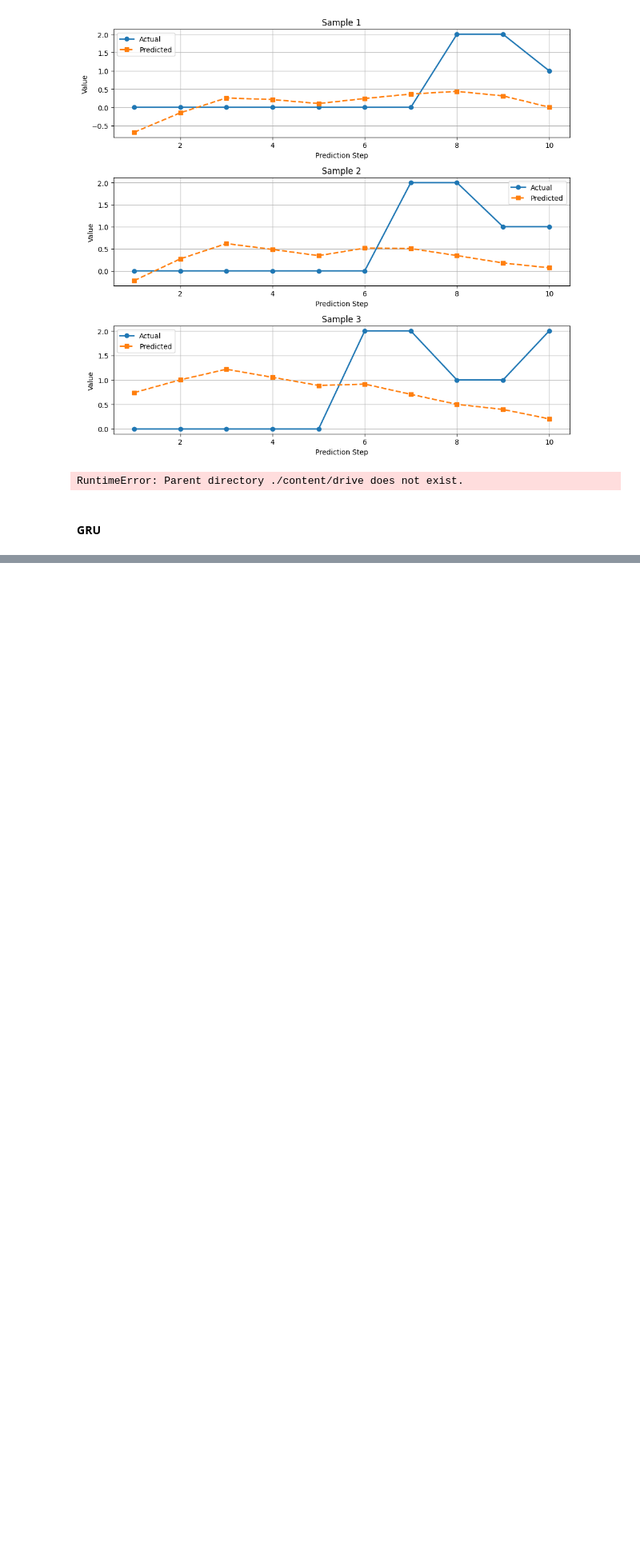
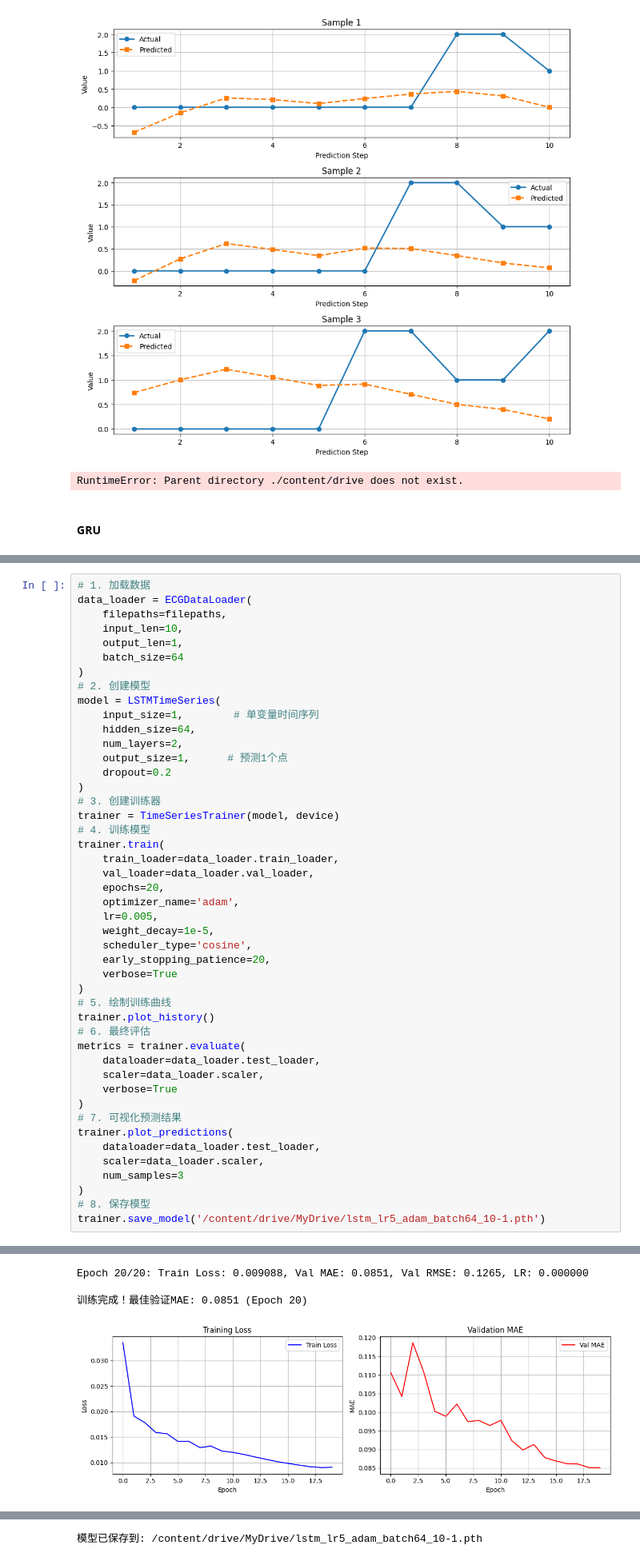
Before and after one commit to mysciz/xjtu-ml-class, a Jupyter notebook: exp/code/ml-exp2-seq.ipynb, the cells around one changed output, grey strips where cells are left out. Shown at 80% size. Cells and saved outputs as stored; diff of their text form; blank space fills up the shorter version.

```diff
--- a/exp/code/ml-exp2-seq.ipynb
+++ b/exp/code/ml-exp2-seq.ipynb
@@ -845,0 +878,47 @@ KeyboardInterrupt:
+# %%
+# 1. 加载数据
+data_loader = ECGDataLoader(
+    filepaths=filepaths,
+    input_len=10,
+    output_len=1,
+    batch_size=64
+)
+# 2. 创建模型
+model = LSTMTimeSeries(
+    input_size=1,        # 单变量时间序列
+    hidden_size=64,
+    num_layers=2,
+    output_size=1,      # 预测1个点
+    dropout=0.2
+)
+# 3. 创建训练器
+trainer = TimeSeriesTrainer(model, device)
+# 4. 训练模型
+trainer.train(
+    train_loader=data_loader.train_loader,
+    val_loader=data_loader.val_loader,
+    epochs=20,
+    optimizer_name='adam',
+    lr=0.005,
+    weight_decay=1e-5,
+    scheduler_type='cosine',
+    early_stopping_patience=20,
+    verbose=True
+)
+# 5. 绘制训练曲线
+trainer.plot_history()
+# 6. 最终评估
+metrics = trainer.evaluate(
+    dataloader=data_loader.test_loader,
+    scaler=data_loader.scaler,
+    verbose=True
+)
+# 7. 可视化预测结果
+trainer.plot_predictions(
+    dataloader=data_loader.test_loader,
+    scaler=data_loader.scaler,
+    num_samples=3
+)
+# 8. 保存模型
+trainer.save_model('/content/drive/MyDrive/lstm_lr5_adam_batch64_10-1.pth')
+# %% [output]
@@ -845,0 +941,4 @@ KeyboardInterrupt:
+Epoch 20/20: Train Loss: 0.009088, Val MAE: 0.0851, Val RMSE: 0.1265, LR: 0.000000
+
+训练完成！最佳验证MAE: 0.0851 (Epoch 20)
+[figure, added]
@@ -845,0 +956 @@ KeyboardInterrupt:
+模型已保存到: /content/drive/MyDrive/lstm_lr5_adam_batch64_10-1.pth
```
Also changed, not shown: parts of 8 cells of this notebook.
